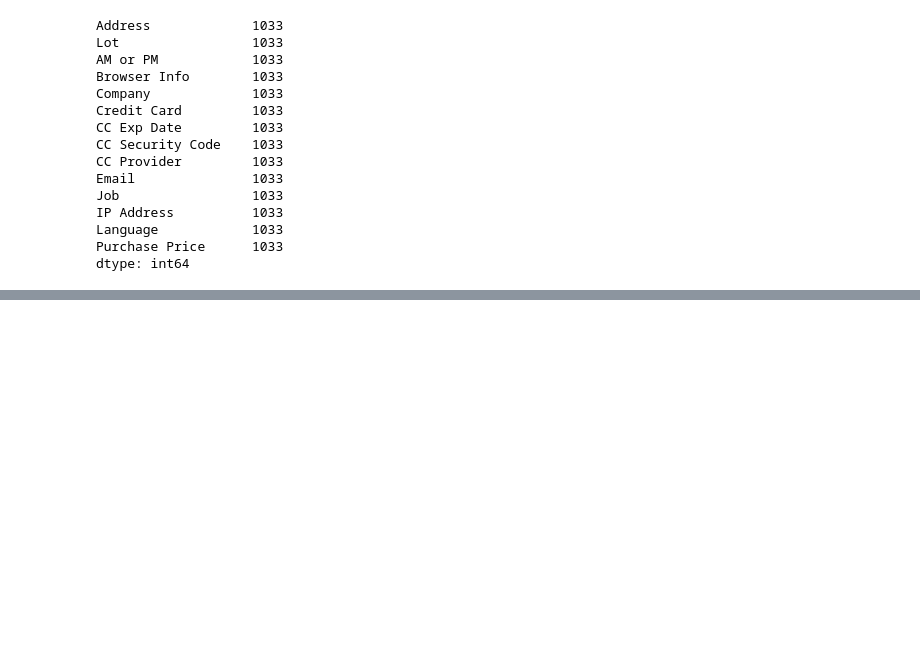
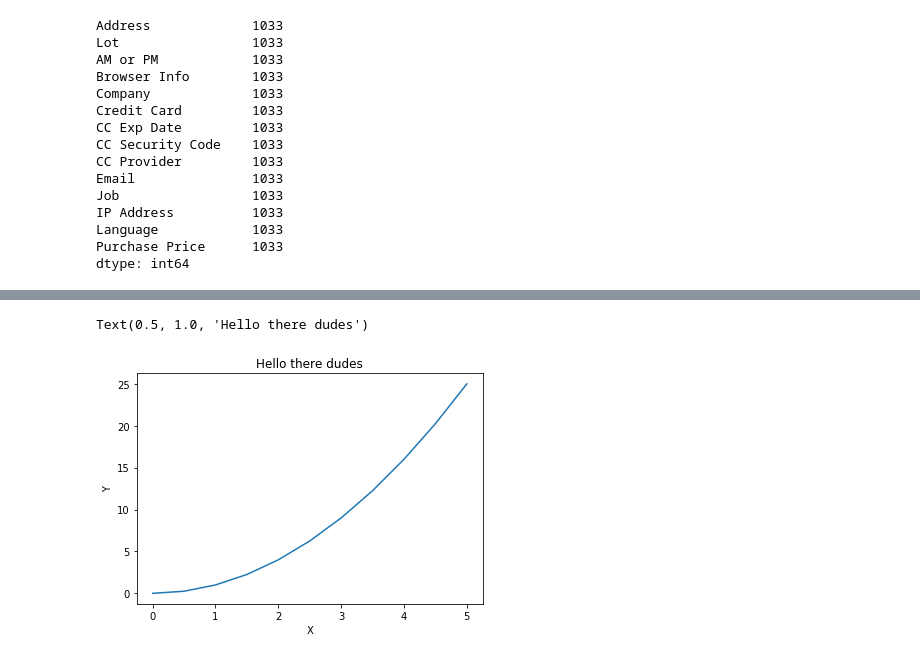
Before and after one commit to lunarburrito/ML_with_Python, a Jupyter notebook: Python-ML-Notebook.ipynb, the cells around one changed output, grey strips where cells are left out. Cells and saved outputs as stored; diff of their text form; code cells hidden in the pictures; blank space fills up the shorter version.

```diff
--- a/Python-ML-Notebook.ipynb
+++ b/Python-ML-Notebook.ipynb
@@ -1290,0 +1297,11 @@ Name: CC Exp Date, Length: 10000, dtype: object
+# %%
+## OO method
+fig = plt.figure() #create a figure object
+axes = fig.add_axes([0.1,0.1,0.8,0.8]) #create axis
+axes.plot(x,y)
+axes.set_xlabel('X')
+axes.set_ylabel('Y')
+axes.set_title('Hello there dudes')
+# %% [output]
+Text(0.5, 1.0, 'Hello there dudes')
+[figure, added]
```
Also changed, not shown: parts of 54 cells of this notebook.
